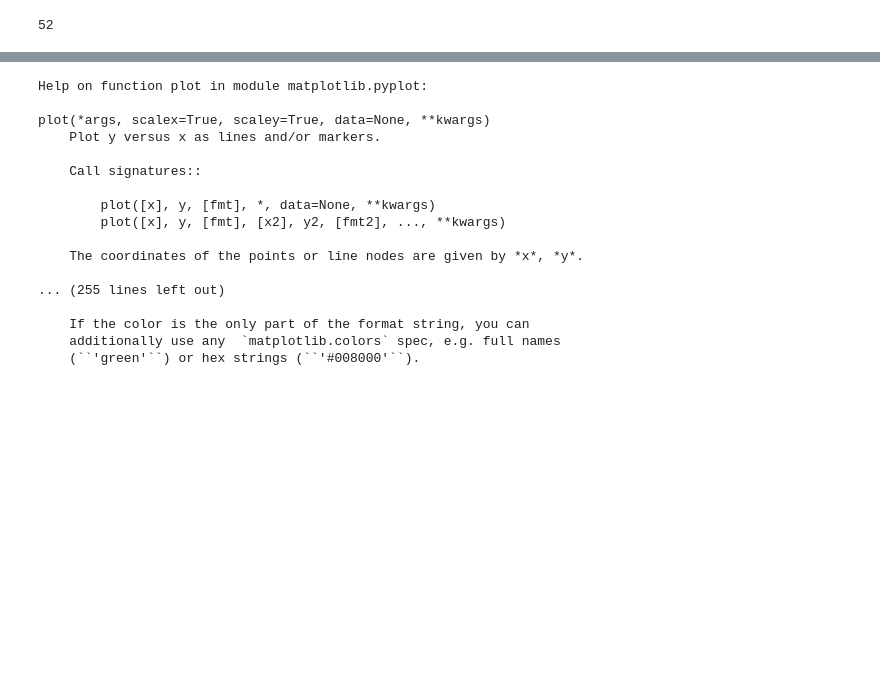
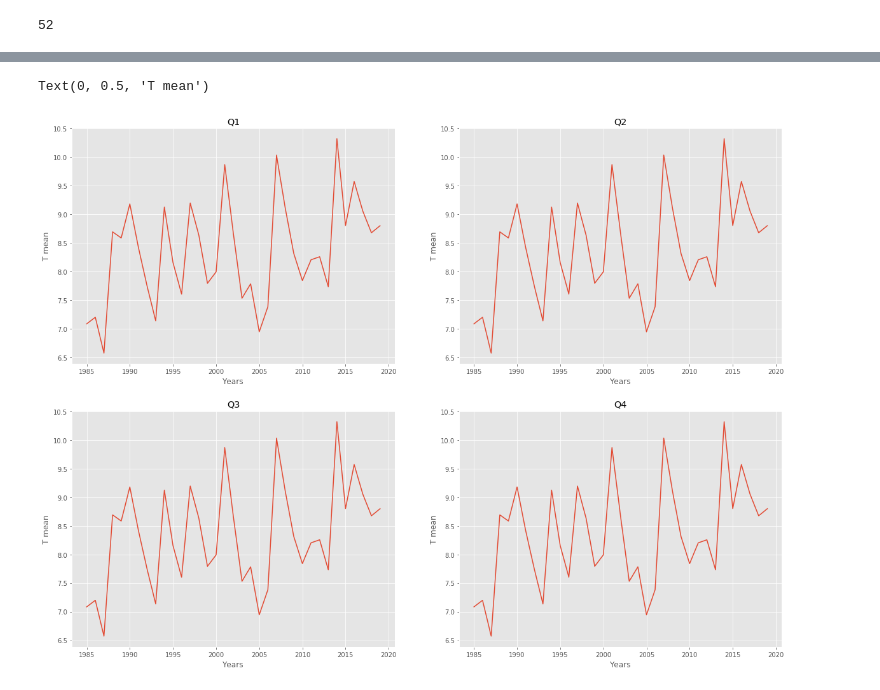
Before and after one commit to macejova/Project_PythonDataIES, a Jupyter notebook: Project actual data analysis Mac + plot.ipynb, the cells around one changed output, grey strips where cells are left out. Cells and saved outputs as stored; diff of their text form; code cells hidden in the pictures; blank space fills up the shorter version.

```diff
--- a/Project actual data analysis Mac + plot.ipynb
+++ b/Project actual data analysis Mac + plot.ipynb
@@ -334,20 +338,26 @@ plt.show()
-# %%
-help(plt.plot)
-# %% [output]
-Help on function plot in module matplotlib.pyplot:
-
-plot(*args, scalex=True, scaley=True, data=None, **kwargs)
-    Plot y versus x as lines and/or markers.
-
-    Call signatures::
-
-        plot([x], y, [fmt], *, data=None, **kwargs)
-        plot([x], y, [fmt], [x2], y2, [fmt2], ..., **kwargs)
-
-    The coordinates of the points or line nodes are given by *x*, *y*.
-
-... (255 lines left out)
-
-    If the color is the only part of the format string, you can
-    additionally use any  `matplotlib.colors` spec, e.g. full names
-    (``'green'``) or hex strings (``'#008000'``).
+# %%
+#average for  t mean
+fig_1 = plt.figure(1, figsize=(20, 15))
+chart_1 = fig_1.add_subplot(221)
+chart_2 = fig_1.add_subplot(222)
+chart_3 = fig_1.add_subplot(223)
+chart_4 = fig_1.add_subplot(224)
+chart_1.plot(x,ITA_meanT_means_Q1)
+chart_2.plot(x,ITA_meanT_means_Q1)
+chart_3.plot(x,ITA_meanT_means_Q1)
+chart_4.plot(x,ITA_meanT_means_Q1)
+chart_1.set_title('Q1')
+chart_2.set_title('Q2')
+chart_3.set_title('Q3')
+chart_4.set_title('Q4')
+chart_1.set_xlabel('Years')
+chart_2.set_xlabel('Years')
+chart_3.set_xlabel('Years')
+chart_4.set_xlabel('Years')
+chart_1.set_ylabel('T mean')
+chart_2.set_ylabel('T mean')
+chart_3.set_ylabel('T mean')
+chart_4.set_ylabel('T mean')
+# %% [output]
+Text(0, 0.5, 'T mean')
+[figure, added]
```
Also changed, not shown: parts of 14 cells of this notebook.
